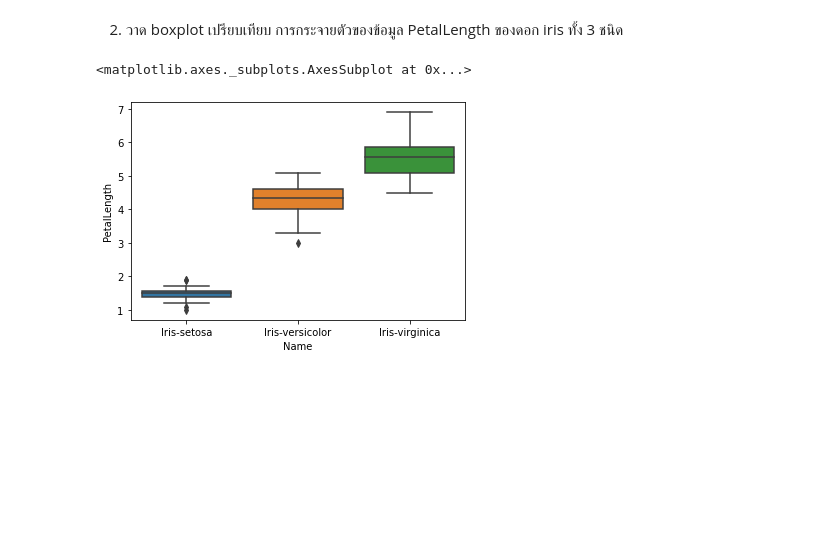
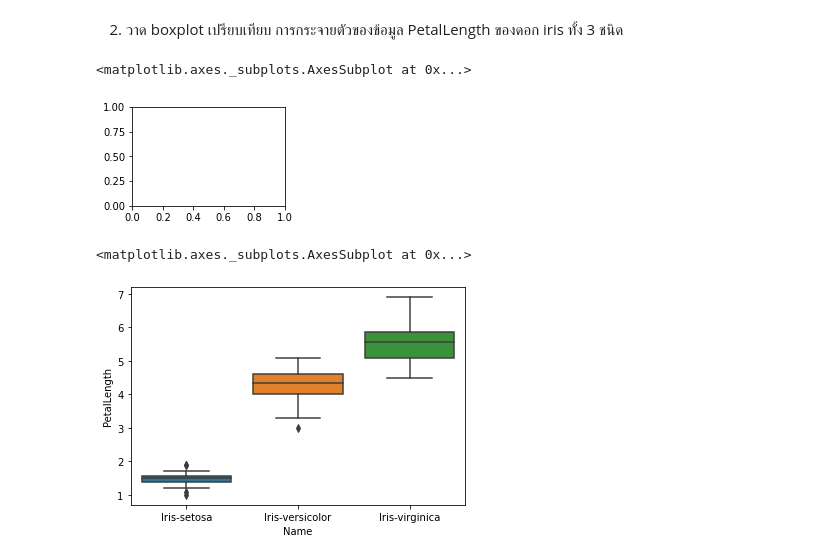
Before and after one commit to 623021000-1thaksina/data_viz_2022, a Jupyter notebook: DataViz02_Data_Distribution_.ipynb, the cells around one changed output. Cells and saved outputs as stored; diff of their text form; code cells hidden in the pictures; blank space fills up the shorter version.

```diff
--- a/DataViz02_Data_Distribution_.ipynb
+++ b/DataViz02_Data_Distribution_.ipynb
@@ -318 +343,6 @@ import seaborn as sns
+# %%
+plt.subplot(2,2,1) # subplot(nrows, ncols, index)
+# %% [output]
+<matplotlib.axes._subplots.AxesSubplot at 0x...>
+[figure, added]
 # %%
```
Also changed, not shown: parts of 14 cells of this notebook.
